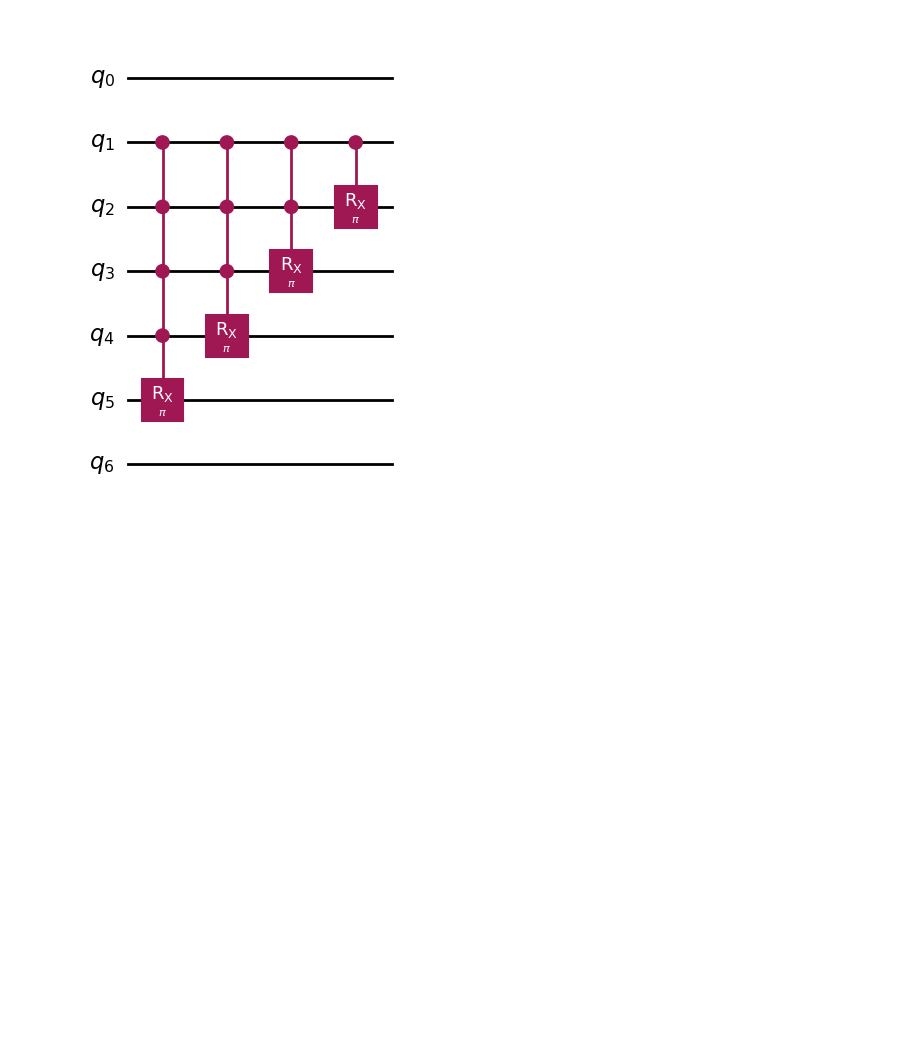
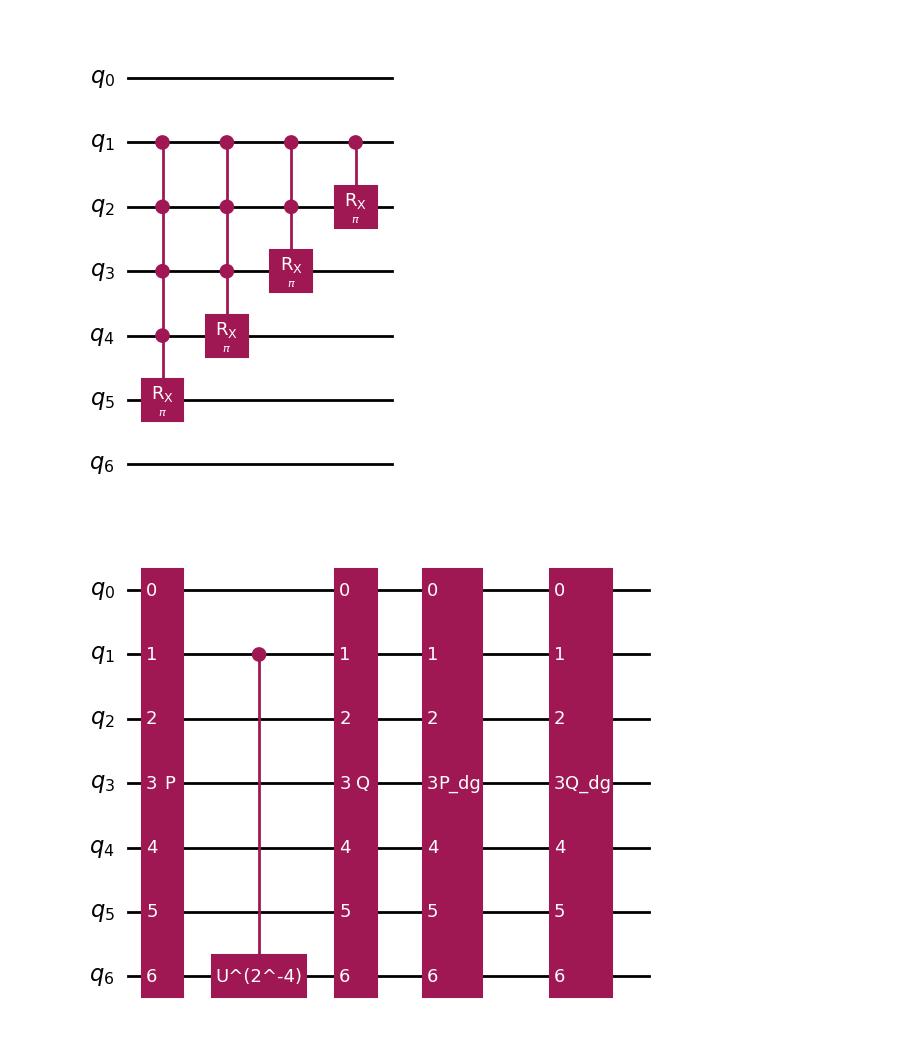
Before and after one commit to misho9714/Multi-Controlled-U, a Jupyter notebook: with_formula.ipynb, the cells around one changed output. Cells and saved outputs as stored; diff of their text form; code cells hidden in the pictures; blank space fills up the shorter version.

```diff
--- a/with_formula.ipynb
+++ b/with_formula.ipynb
@@ -12,7 +12,7 @@ from qiskit.quantum_info import Operator
 from scipy.linalg import fractional_matrix_power
 # %%
 def P(n: int, U) -> QuantumCircuit:
-    qc = QuantumCircuit(n + 2)
+    qc = QuantumCircuit(n + 2, name="P")
     for k in reversed(range(2, n + 1)):
         U = sqrtm(U)
         cu_gate = UnitaryGate(U, label=f"U^(2^-{n - k + 1})").control(1)
@@ -30,7 +30,7 @@ P(5, U).draw(output="mpl")
 [figure]
 # %%
 def Q(n: int) -> QuantumCircuit:
-    qc = QuantumCircuit(n + 2)
+    qc = QuantumCircuit(n + 2, name="Q")
     for k in reversed(range(1, n)):
         qc.append(RXGate(pi).control(k), range(1, k + 2))
 
@@ -39,3 +39,19 @@ def Q(n: int) -> QuantumCircuit:
 Q(5).draw(output="mpl")
 # %% [output]
 [figure]
+# %%
+def multi_controlled_U(n: int, U) -> QuantumCircuit:
+    qc = QuantumCircuit(n + 2)
+    qc.append(P(n, U), range(n + 2))
+    U = fractional_matrix_power(U, 2**(-n + 1))
+    cu_gate = UnitaryGate(U, label=f"U^(2^-{n - 1})").control(1)
+    qc.append(cu_gate, [1, n + 1])
+    qc.append(Q(n), range(n + 2))
+    qc.append(P(n, U).inverse(), range(n + 2))
+    qc.append(Q(n).inverse(), range(n + 2))
+
+    return qc
+
+multi_controlled_U(5, U).draw(output="mpl")
+# %% [output]
+[figure, added]
```
Also changed, not shown: parts of 1 cell of this notebook.
